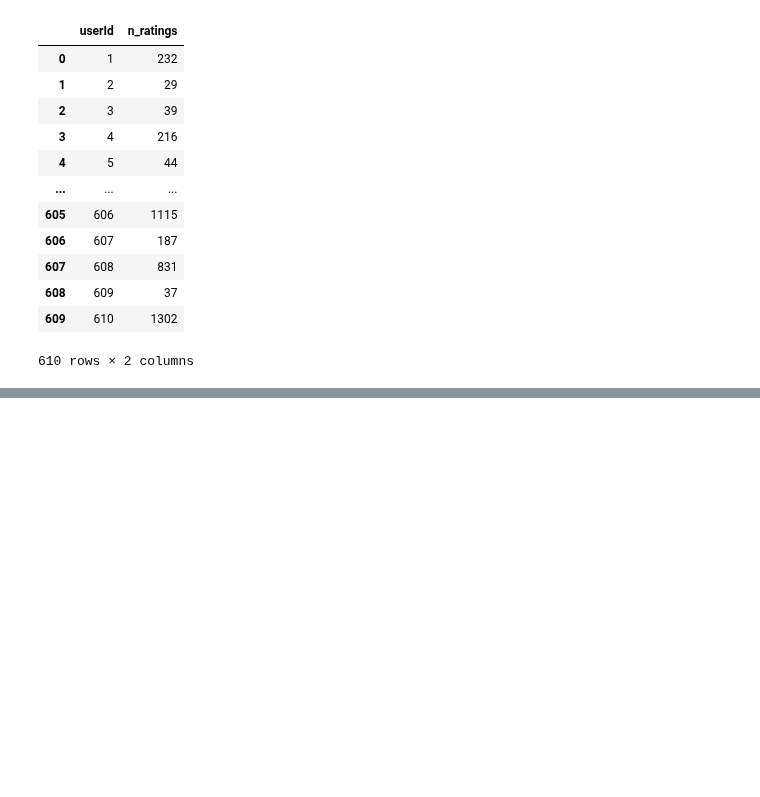
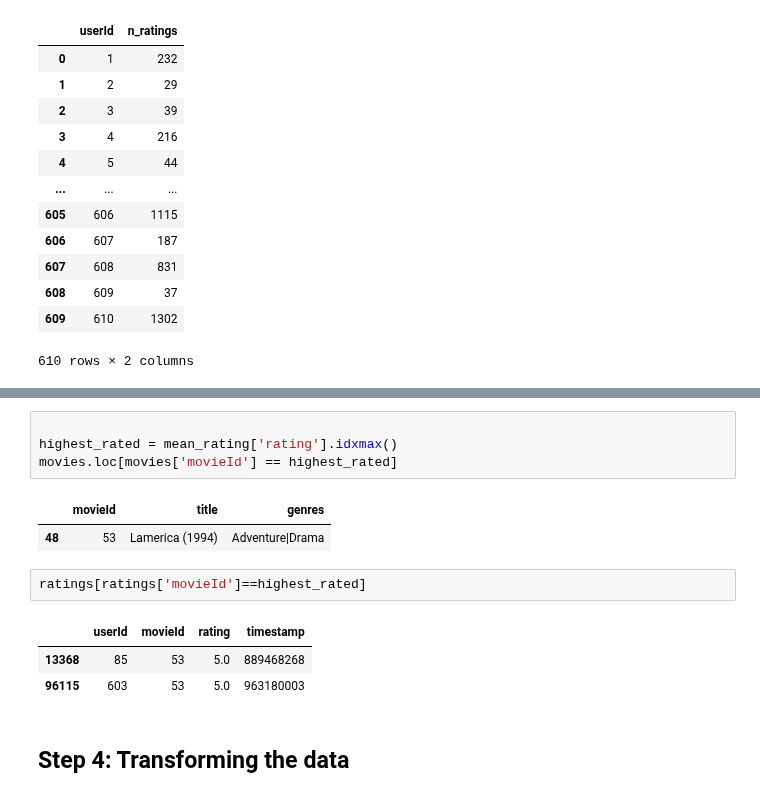
Before and after one commit to buriihenry/Machine-Learning-2, a Jupyter notebook: Recommender/Recommender System.ipynb, the cells around one changed output, grey strips where cells are left out. Cells and saved outputs as stored; diff of their text form; blank space fills up the shorter version.

```diff
--- a/Recommender/Recommender System.ipynb
+++ b/Recommender/Recommender System.ipynb
@@ -79,0 +115,15 @@ user_freq
+# %%
+
+highest_rated = mean_rating['rating'].idxmax()
+movies.loc[movies['movieId'] == highest_rated]
+# %% [output]
+|  | movieId | title | genres |
+| 48 | 53 | Lamerica (1994) | Adventure|Drama |
+# %%
+ratings[ratings['movieId']==highest_rated]
+# %% [output]
+|  | userId | movieId | rating | timestamp |
+| 13368 | 85 | 53 | 5.0 | 889468268 |
+| 96115 | 603 | 53 | 5.0 | 963180003 |
+# %% [markdown]
+## Step 4: Transforming the data
```
Also changed, not shown: parts of 8 cells of this notebook.
